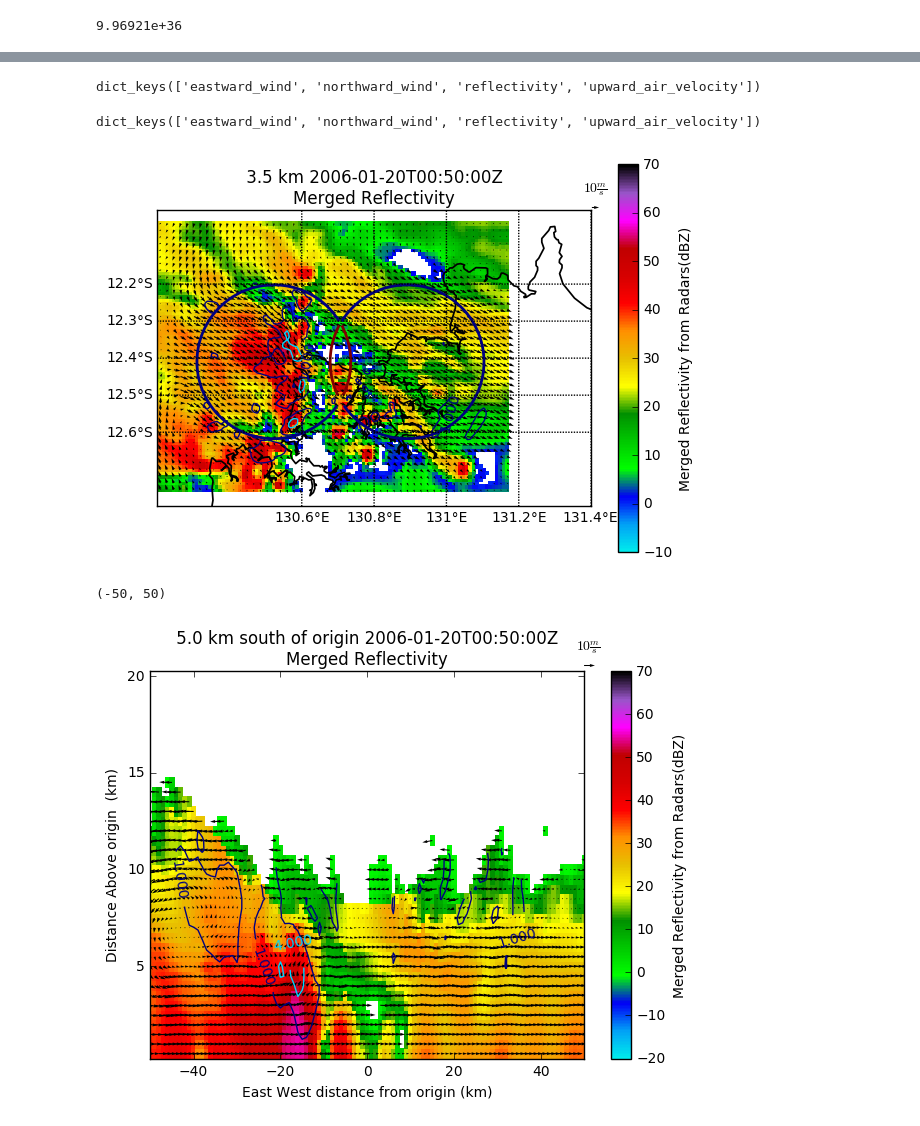
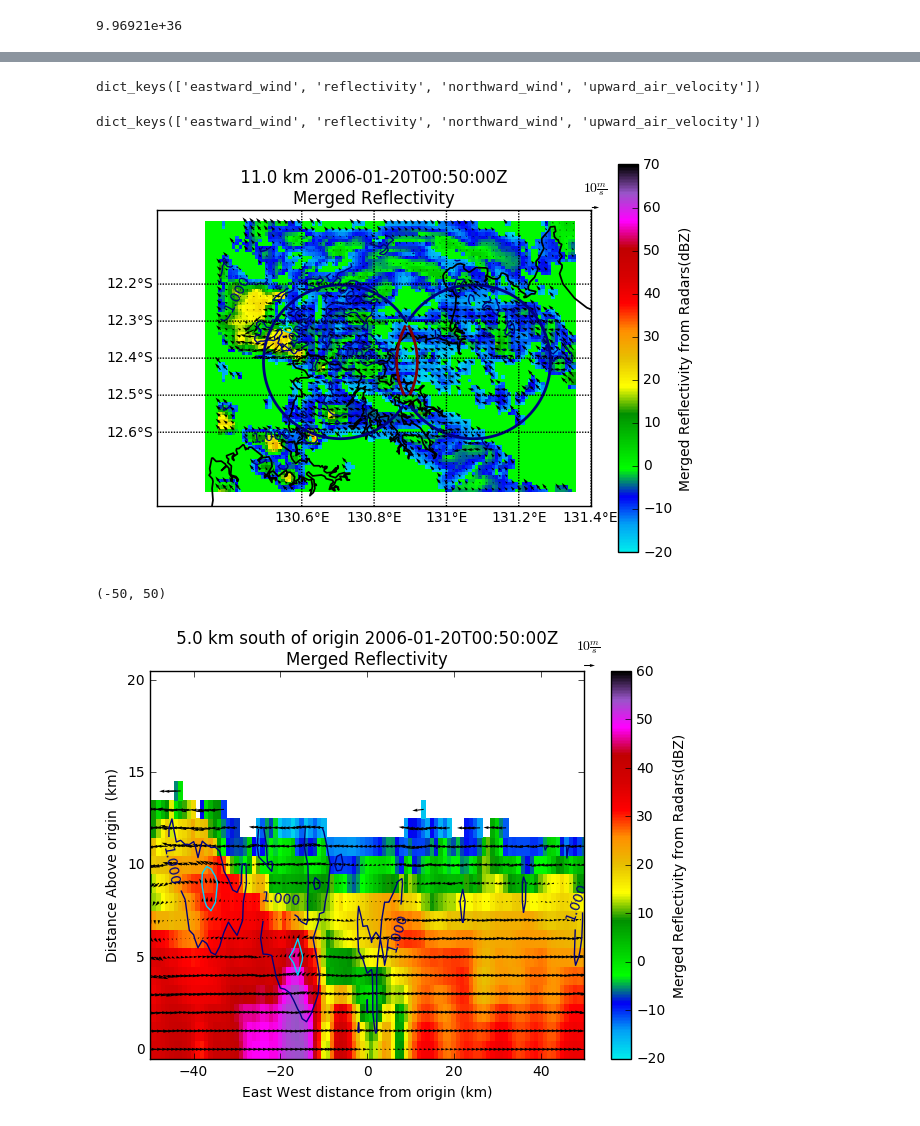
Before and after one commit to rcjackson/cmdv-rrm-anl, a Jupyter notebook: notebooks/CRSIM Multidop.ipynb, the cells around one changed output, grey strips where cells are left out. Saved outputs shown, nothing was run; the diff lists cells and outputs as text; code cells hidden in the pictures.

```diff
--- a/notebooks/CRSIM Multidop.ipynb
+++ b/notebooks/CRSIM Multidop.ipynb
@@ -218,18 +231,20 @@ Finished
 fname = 'cf_compliant_grid.nc'
 final_grid = multidop.grid_io.make_new_grid([grid_cpol, grid_Berr],
                                             localfile.name,
-                                            use_mask=True)
+                                            use_mask=True,
+                                            min_refl=-20.0)
 final_grid.write(fname)
 localfile.close()
 pyart_grid = pyart.io.read_grid(fname)
 print(pyart_grid.fields.keys())
 # %% [output]
-dict_keys(['eastward_wind', 'northward_wind', 'reflectivity', 'upward_air_velocity'])
+dict_keys(['eastward_wind', 'reflectivity', 'northward_wind', 'upward_air_velocity'])
 # %%
+fname = 'cf_compliant_grid.nc'
 pyart_grid = pyart.io.read_grid(fname)
 print(pyart_grid.fields.keys())
 # %% [output]
-dict_keys(['eastward_wind', 'northward_wind', 'reflectivity', 'upward_air_velocity'])
+dict_keys(['eastward_wind', 'reflectivity', 'northward_wind', 'upward_air_velocity'])
 # %%
 def get_bca(grid):
     berr_origin = [0,-23091.1]
@@ -241,54 +256,56 @@ def get_bca(grid):
     theta_2 = np.arccos((x-berr_origin[1])/b)
     return np.arccos((a*a+b*b-c*c)/(2*a*b))
 # %%
-level = 6
+level = 11
 fig1 = plt.figure(figsize=(7,5))
 CPOLGridDisplay = pyart.graph.GridMapDisplay(pyart_grid)
 CPOLGridDisplay.plot_basemap(min_lat=-12.8, max_lat=-12.0,
                              min_lon=130.2, max_lon=131.4,
                              auto_range=False,
                              lat_lines=[-12.6, -12.5, -12.4, -12.3, -12.2, -12.0],
                              lon_lines=[130.6, 130.8, 131.0, 131.2, 131.4],
                              resolution='h')
-CPOLGridDisplay.plot_grid('reflectivity', level, vmin=-10, vmax=70,
+CPOLGridDisplay.plot_grid('reflectivity', level, vmin=-20, vmax=70,
                           cmap=pyart.graph.cm.NWSRef)
 
 lons, lats = pyart_grid.get_point_longitude_latitude(level=level)
 v = pyart_grid.fields['northward_wind']['data'][level,::2,::2]
 u = pyart_grid.fields['eastward_wind']['data'][level,::2,::2]
 w = pyart_grid.fields['upward_air_velocity']['data'][level]
 Wcomp = np.amax(pyart_grid.fields['upward_air_velocity']['data'], axis=0)
 
 q = CPOLGridDisplay.basemap.quiver(lons[::2,::2], lats[::2,::2],
                                    u, v,
                                    scale=600,
                                    latlon='True')
 qk = plt.quiverkey(q, 1.01, 1.01, 10, r'$10  \frac{m}{s}$',
                    fontproperties={'weight': 'bold'})
 CS = CPOLGridDisplay.basemap.contour(lons, lats,
                                      w, latlon='True',
                                      levels=[1, 4, 6, 10])
 plt.clabel(CS, inline=1, fontsize=10)
 bca = get_bca(pyart_grid)
 
 CSa = CPOLGridDisplay.basemap.contour(lons, lats,
                                       bca, latlon='True',
                                       levels=[math.pi/6, 5*math.pi/6],
                                       linewidths=2)
 # %% [output]
-[figure, old version]
+[figure, new version]
 # %%
 level = 45
 fig1 = plt.figure(figsize=(7,5))
 CPOLGridDisplay = pyart.graph.GridMapDisplay(pyart_grid)
+pyart_grid.fields['reflectivity']['data'] = np.ma.masked_where(pyart_grid.fields['eastward_wind']['data'].mask == True,
+                                                               pyart_grid.fields['reflectivity']['data'])
 CPOLGridDisplay.plot_latitudinal_level('reflectivity', level,
                                        cmap=pyart.graph.cm.NWSRef,
-                                       vmin=-20, vmax=70)
+                                       vmin=-20, vmax=60)
 
 X,Y = np.meshgrid(pyart_grid.x['data']/1e3, pyart_grid.z['data']/1e3)
 v = pyart_grid.fields['upward_air_velocity']['data'][:,level,:]
 u = pyart_grid.fields['eastward_wind']['data'][:,level,:]
-q = plt.quiver(X, Y, u, v, scale=400)
+q = plt.quiver(X[:,:], Y[:,:], u[:,:], v[:,:], scale=400)
 qk = plt.quiverkey(q, 1.01, 1.015, 10, r'$10  \frac{m}{s}$',
                    fontproperties={'weight': 'bold'})
 CS = plt.contour(X,Y, v, levels=[1,4,6,10])
@@ -296,7 +313,7 @@ plt.clabel(CS, inline=1, fontsize=10)
 plt.xlim([-50, 50])
 # %% [output]
 (-50, 50)
-[figure, old version]
+[figure, new version]
 # %%
 wrf_cdf = Dataset(wrf_run_path, mode='r')
 Z_wrf = wrf_cdf.variables['REFL_10CM'][:,:,:,:]
```
Also changed, not shown: parts of 17 cells of this notebook.
